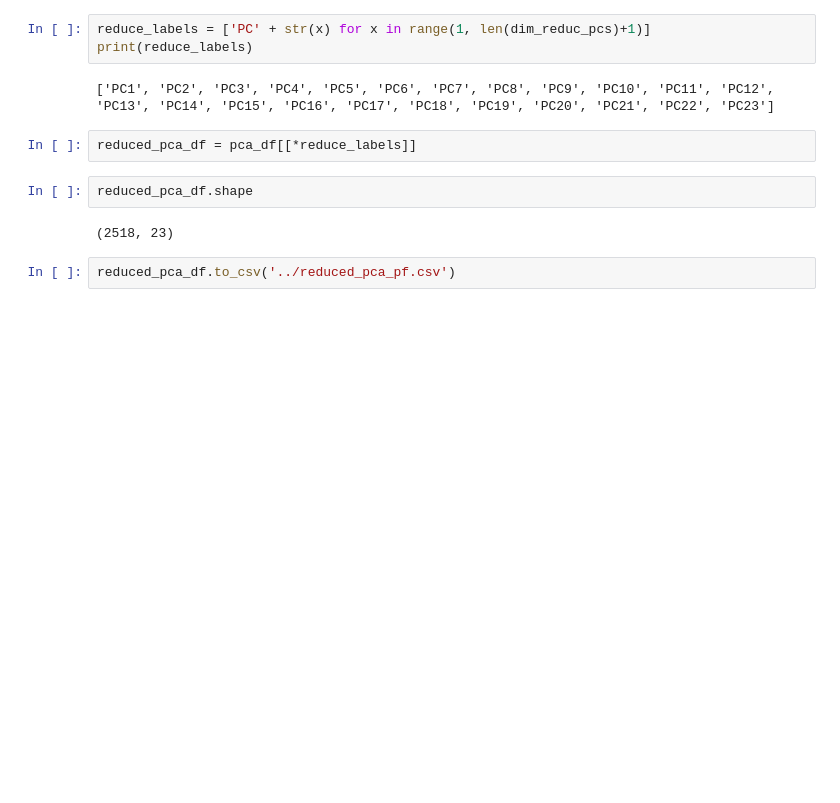
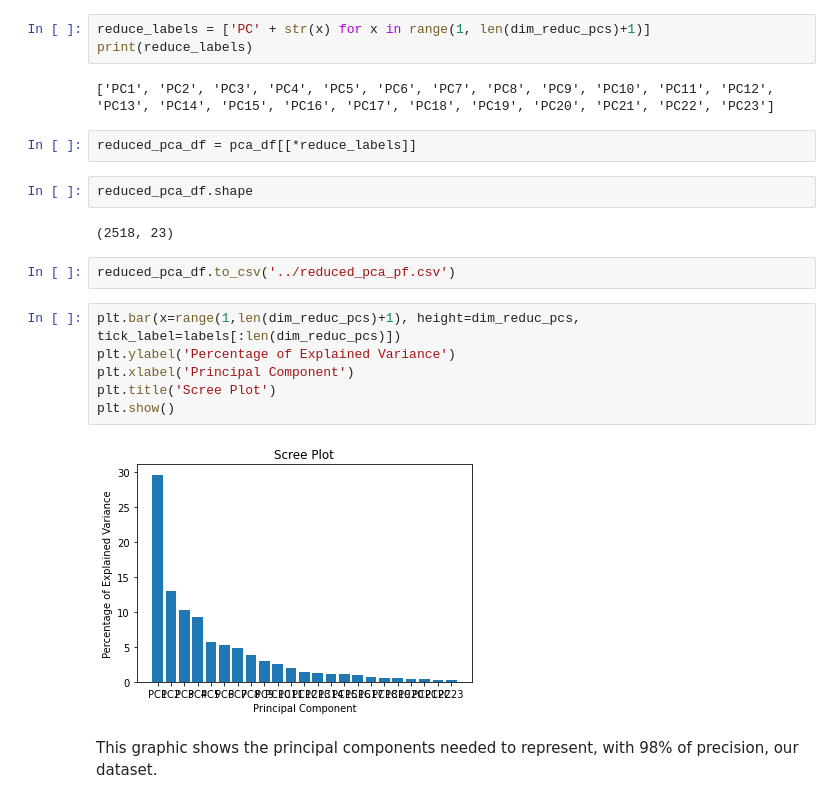
Before and after one commit to FLira2000/supercon, a Jupyter notebook: super123/analysis/pca_analysis.ipynb, the cells around one changed output. Saved outputs shown, nothing was run; the diff lists cells and outputs as text; blank space fills up the shorter version.

Commit message:
pca graph

```diff
--- a/super123/analysis/pca_analysis.ipynb
+++ b/super123/analysis/pca_analysis.ipynb
@@ -153,3 +153,13 @@ reduced_pca_df.shape
 (2518, 23)
 # %%
 reduced_pca_df.to_csv('../reduced_pca_pf.csv')
+# %%
+plt.bar(x=range(1,len(dim_reduc_pcs)+1), height=dim_reduc_pcs, tick_label=labels[:len(dim_reduc_pcs)])
+plt.ylabel('Percentage of Explained Variance')
+plt.xlabel('Principal Component')
+plt.title('Scree Plot')
+plt.show()
+# %% [output]
+[figure, added]
+# %% [markdown]
+This graphic shows the principal components needed to represent, with 98% of precision, our dataset.
```
